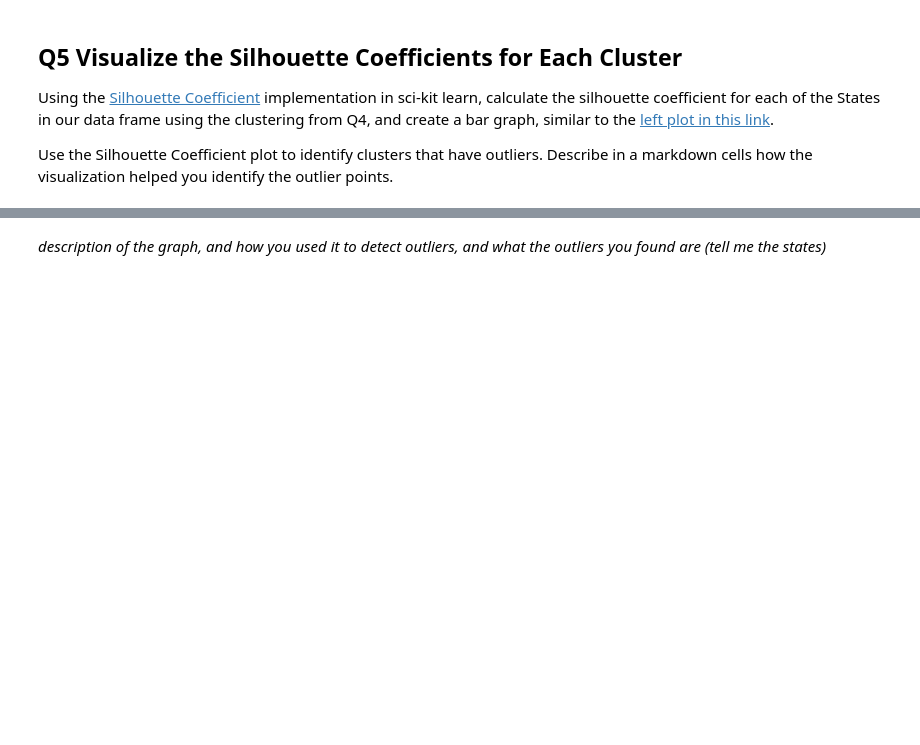
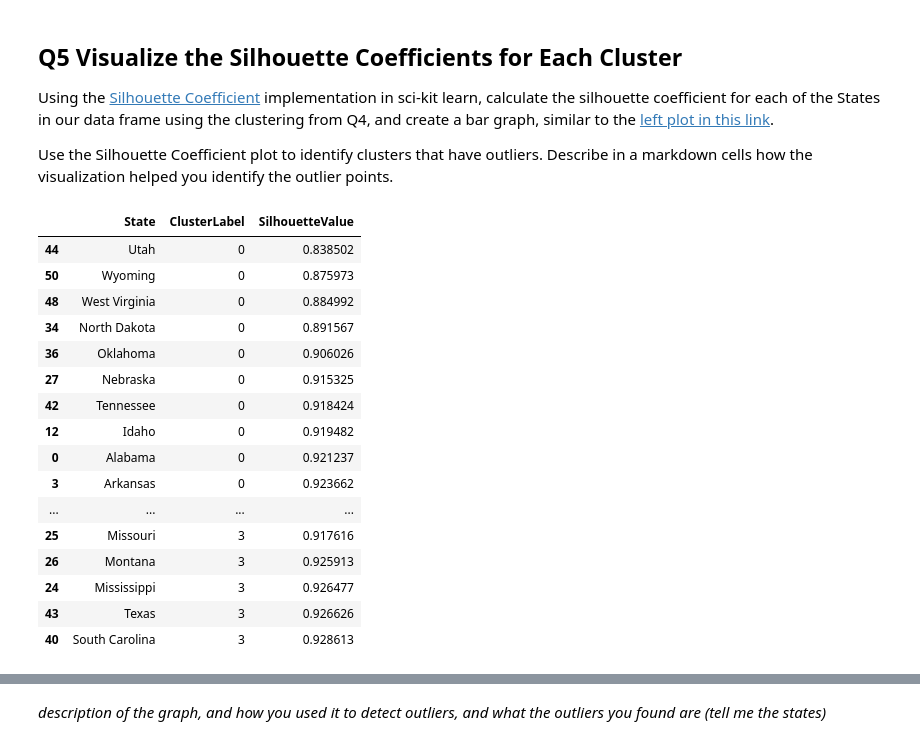
Before and after one commit to BictorFonseca/DataAnalysis, a Jupyter notebook: CS329E_HW11.ipynb, the cells around one changed output, grey strips where cells are left out. Cells and saved outputs as stored; diff of their text form; code cells hidden in the pictures; blank space fills up the shorter version.

```diff
--- a/CS329E_HW11.ipynb
+++ b/CS329E_HW11.ipynb
@@ -193,3 +197,26 @@ df_X[['State', 'ClusterLabel']]
 Using the [Silhouette Coefficient](https://scikit-learn.org/stable/modules/generated/sklearn.metrics.silhouette_samples.html) implementation in sci-kit learn, calculate the silhouette coefficient for each of the States in our data frame using the clustering from Q4, and create a bar graph, similar to the [left plot in this link](https://scikit-learn.org/stable/auto_examples/cluster/plot_kmeans_silhouette_analysis.html).
 
 Use the Silhouette Coefficient plot to identify clusters that have outliers.  Describe in a markdown cells how the visualization helped you identify the outlier points.
+# %%
+# compute the silhouette scores for each state
+silhouette_vals = silhouette_samples(df_X.drop(axis=1, labels='State'), labels)
+df_X['SilhouetteValue'] = silhouette_vals
+df_X[['State', 'ClusterLabel', 'SilhouetteValue']].sort_values(by=['ClusterLabel', 'SilhouetteValue'])
+# %% [output]
+|  | State | ClusterLabel | SilhouetteValue |
+| 44 | Utah | 0 | 0.838502 |
+| 50 | Wyoming | 0 | 0.875973 |
+| 48 | West Virginia | 0 | 0.884992 |
+| 34 | North Dakota | 0 | 0.891567 |
+| 36 | Oklahoma | 0 | 0.906026 |
+| 27 | Nebraska | 0 | 0.915325 |
+| 42 | Tennessee | 0 | 0.918424 |
+| 12 | Idaho | 0 | 0.919482 |
+| 0 | Alabama | 0 | 0.921237 |
+| 3 | Arkansas | 0 | 0.923662 |
+| ... | ... | ... | ... |
+| 25 | Missouri | 3 | 0.917616 |
+| 26 | Montana | 3 | 0.925913 |
+| 24 | Mississippi | 3 | 0.926477 |
+| 43 | Texas | 3 | 0.926626 |
+| 40 | South Carolina | 3 | 0.928613 |
```
Also changed, not shown: parts of 5 cells of this notebook.
